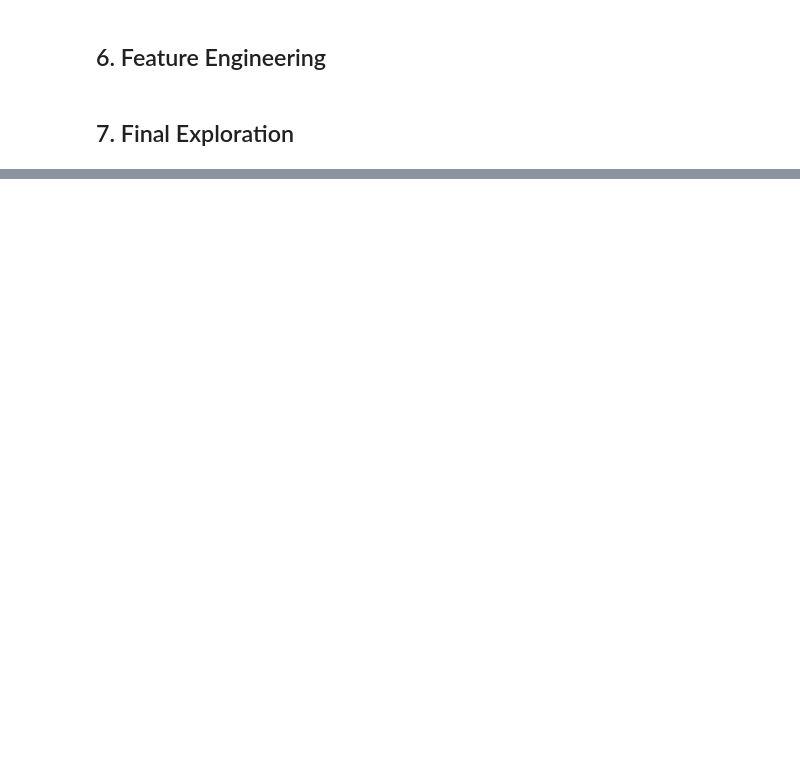
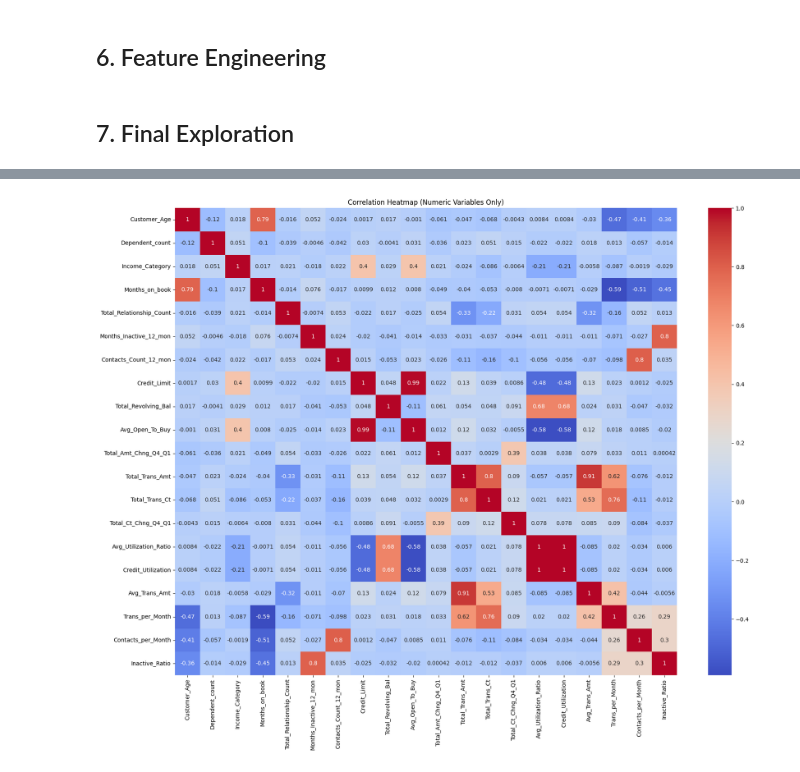
Before and after one commit to Dhairya3391/Python, a Jupyter notebook: Sem-5/Assignment/Bank Churners.ipynb, the cells around one changed output, grey strips where cells are left out. Drawn from its saved outputs; the diff is of its cells as text; code cells hidden in the pictures; blank space fills up the shorter version.

```diff
--- a/Sem-5/Assignment/Bank Churners.ipynb
+++ b/Sem-5/Assignment/Bank Churners.ipynb
@@ -8,7 +8,7 @@ import numpy as np
 import matplotlib.pyplot as plt
 import seaborn as sns
 
-df_bank = pd.read_csv('Assignment/BankChurners.csv')
+df_bank = pd.read_csv('BankChurners.csv')
 # %% [markdown]
 ## 2. Initial Data Exploration
 # %%
@@ -130,9 +314,13 @@ print(df_bank.describe())
 # %%
 # 29. Correlation heatmap
 plt.figure(figsize=(20, 15))
-sns.heatmap(df_bank.corr(), annot=True, cmap='coolwarm')
-plt.title('Correlation Heatmap')
+# Select only numeric columns for correlation
+numeric_df = df_bank.select_dtypes(include=[np.number])
+sns.heatmap(numeric_df.corr(), annot=True, cmap='coolwarm')
+plt.title('Correlation Heatmap (Numeric Variables Only)')
 plt.show()
+# %% [output]
+[figure, added]
 # %%
 # 30. Attrition flag distribution
 plt.figure(figsize=(6, 4))
```
Also changed, not shown: parts of 15 cells of this notebook, 3 other files.
